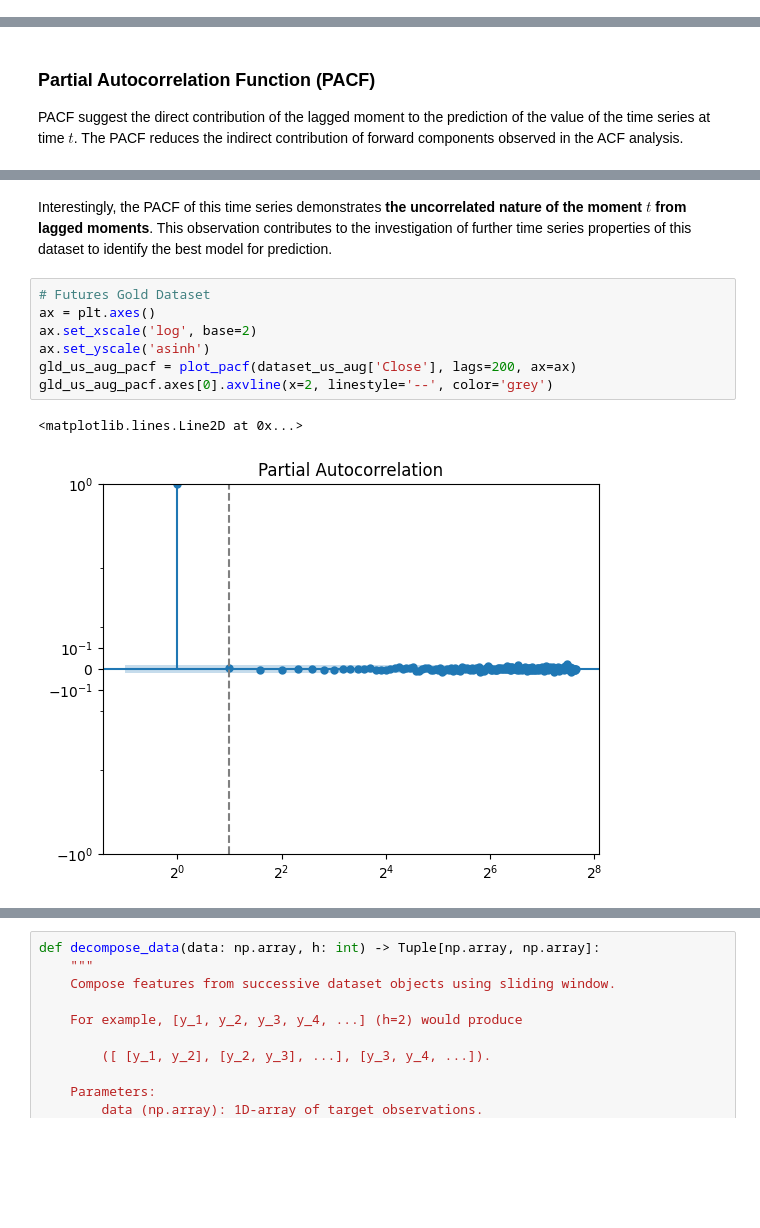
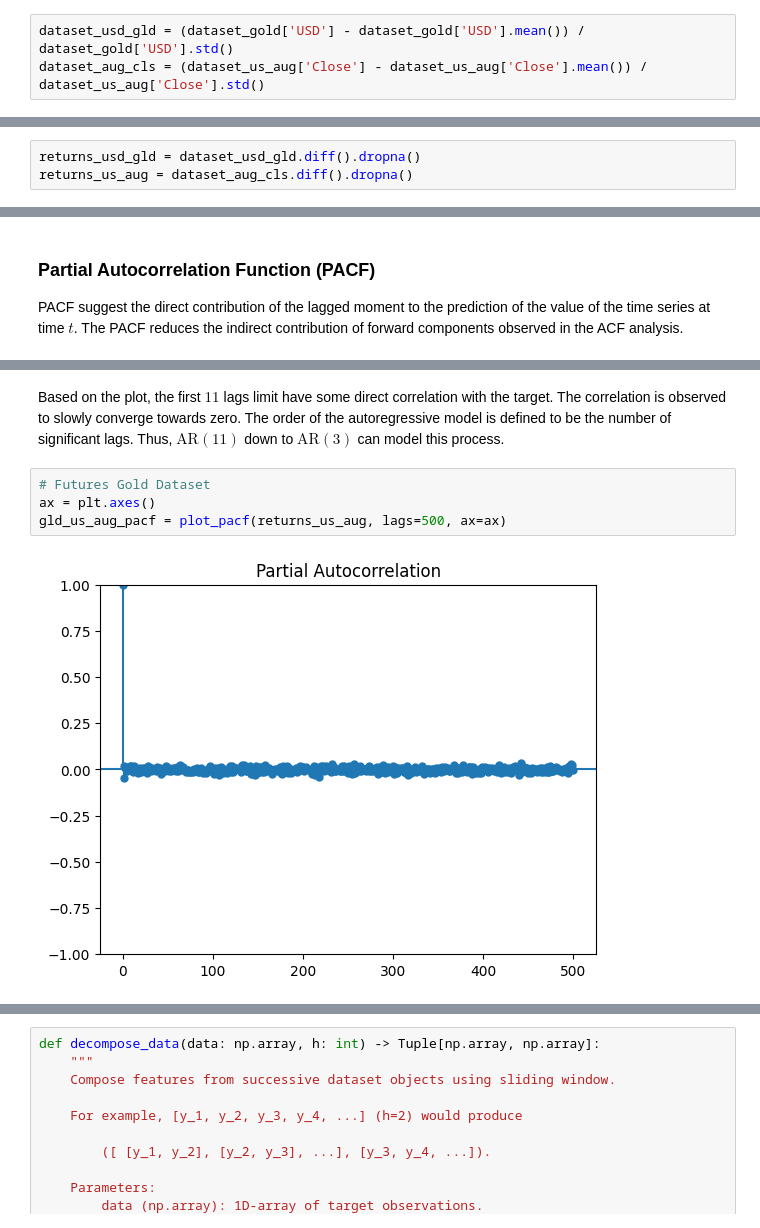
Before and after one commit to IU-Capstone-Project-2025/Metalytics, a Jupyter notebook: ml/notebooks/01_filter_design.ipynb, the cells around one changed output, grey strips where cells are left out. Drawn from its saved outputs; the diff is of its cells as text; blank space fills up the shorter version.

```diff
--- a/ml/notebooks/01_filter_design.ipynb
+++ b/ml/notebooks/01_filter_design.ipynb
@@ -552,0 +595,3 @@ Moreover, the significance area is computed to detect correlation components tha
+# %%
+dataset_usd_gld = (dataset_gold['USD'] - dataset_gold['USD'].mean()) / dataset_gold['USD'].std()
+dataset_aug_cls = (dataset_us_aug['Close'] - dataset_us_aug['Close'].mean()) / dataset_us_aug['Close'].std()
@@ -552,0 +638,3 @@ Moreover, the significance area is computed to detect correlation components tha
+# %%
+returns_usd_gld = dataset_usd_gld.diff().dropna()
+returns_us_aug = dataset_aug_cls.diff().dropna()
@@ -601,12 +742,8 @@ gld_acf.axes[0].axvline(x=2, linestyle='--', color='grey')
 # %% [markdown]
-Interestingly, the PACF of this time series demonstrates **the uncorrelated nature of the moment $t$ from lagged moments**. This observation contributes to the investigation of further time series properties of this dataset to identify the best model for prediction.
+Based on the plot, the first $11$ lags limit have some direct correlation with the target. The correlation is observed to slowly converge towards zero. The order of the autoregressive model is defined to be the number of significant lags. Thus, $\text{AR}(11)$ down to $\text{AR}(3)$ can model this process.
 # %%
 # Futures Gold Dataset
 ax = plt.axes()
-ax.set_xscale('log', base=2)
-ax.set_yscale('asinh')
-gld_us_aug_pacf = plot_pacf(dataset_us_aug['Close'], lags=200, ax=ax)
-gld_us_aug_pacf.axes[0].axvline(x=2, linestyle='--', color='grey')
+gld_us_aug_pacf = plot_pacf(returns_us_aug, lags=500, ax=ax)
 # %% [output]
-<matplotlib.lines.Line2D at 0x...>
-[figure, old version]
+[figure, new version]
```
Also changed, not shown: parts of 89 cells of this notebook, 1 other file.
